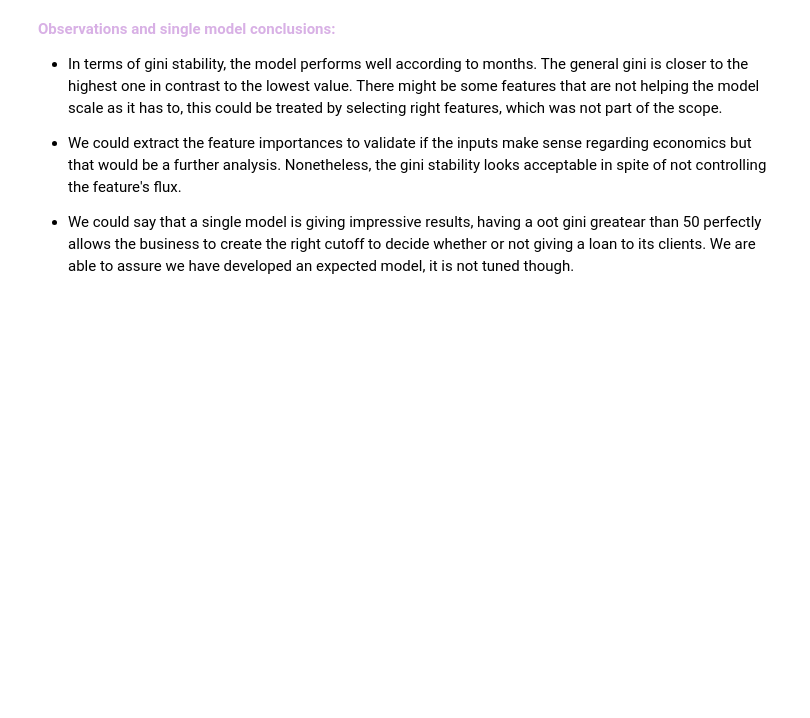
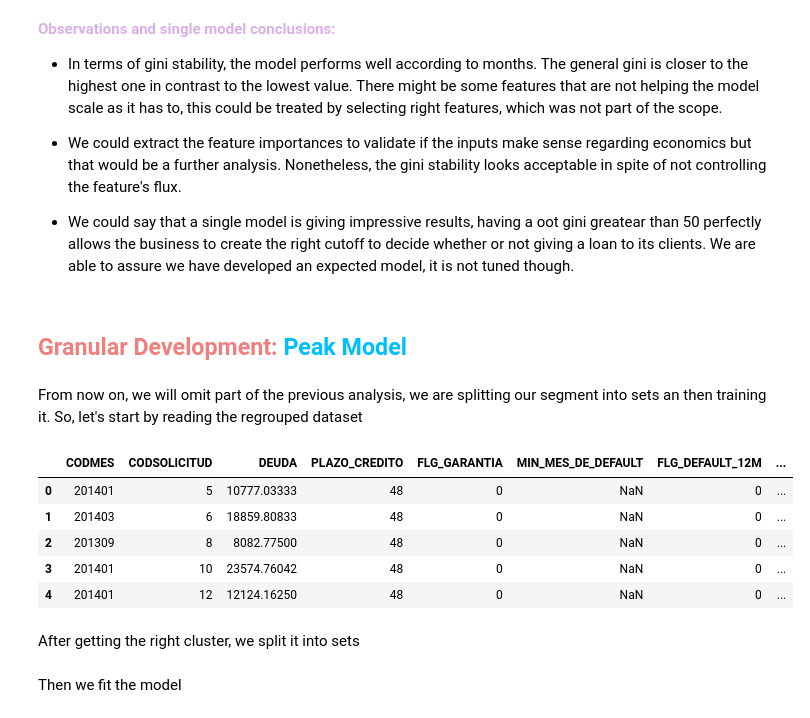
Before and after one commit to Brunoware/Credit-Risk-Segmentation, a Jupyter notebook: 01_eda_project_model_development[4_5].ipynb, the cells around one changed output. Saved outputs shown, nothing was run; the diff lists cells and outputs as text; code cells hidden in the pictures; blank space fills up the shorter version.

```diff
--- a/01_eda_project_model_development[4_5].ipynb
+++ b/01_eda_project_model_development[4_5].ipynb
@@ -445,3 +454,23 @@ plt.show()
 * We could extract the feature importances to validate if the inputs make sense regarding economics but that would be a further analysis. Nonetheless, the gini stability looks acceptable in spite of not controlling the feature's flux.
 
 * We could say that a single model is giving impressive results, having a oot gini greatear than 50 perfectly allows the business to create the right cutoff to decide whether or not giving a loan to its clients. We are able to assure we have developed an expected model, it is not tuned though.
+# %% [markdown]
+## <span style="color:lightcoral; font-weight:bold;"> Granular Development:</span> <span style="color:deepskyblue;">Peak Model</span>
+# %% [markdown]
+From now on, we will omit part of the previous analysis, we are splitting our segment into sets an then training it. So, let's start by reading the regrouped dataset
+# %%
+# read dataframe
+data = pd.read_csv('datasets/segmented_universe_reg.csv')\
+         .pipe(lambda df: df[df['FIXED_CLUSTER'] == 'PEAK'].reset_index(drop = True))
+
+# display dataframe
+display(data.head())
+# %% [output]
+|  | CODMES | CODSOLICITUD | DEUDA | PLAZO_CREDITO | FLG_GARANTIA | MIN_MES_DE_DEFAULT | FLG_DEFAULT_12M | ... |
+| 0 | 201401 | 5 | 10777.03333 | 48 | 0 | NaN | 0 | ... |
+| 1 | 201403 | 6 | 18859.80833 | 48 | 0 | NaN | 0 | ... |
+| 2 | 201309 | 8 | 8082.77500 | 48 | 0 | NaN | 0 | ... |
+| 3 | 201401 | 10 | 23574.76042 | 48 | 0 | NaN | 0 | ... |
+| 4 | 201401 | 12 | 12124.16250 | 48 | 0 | NaN | 0 | ... |
+# %% [markdown]
+After getting the right cluster, we split it into sets
@@ -447,0 +509,2 @@ plt.show()
+# %% [markdown]
+Then we fit the model
```
Also changed, not shown: parts of 10 cells of this notebook, 7 other files.
